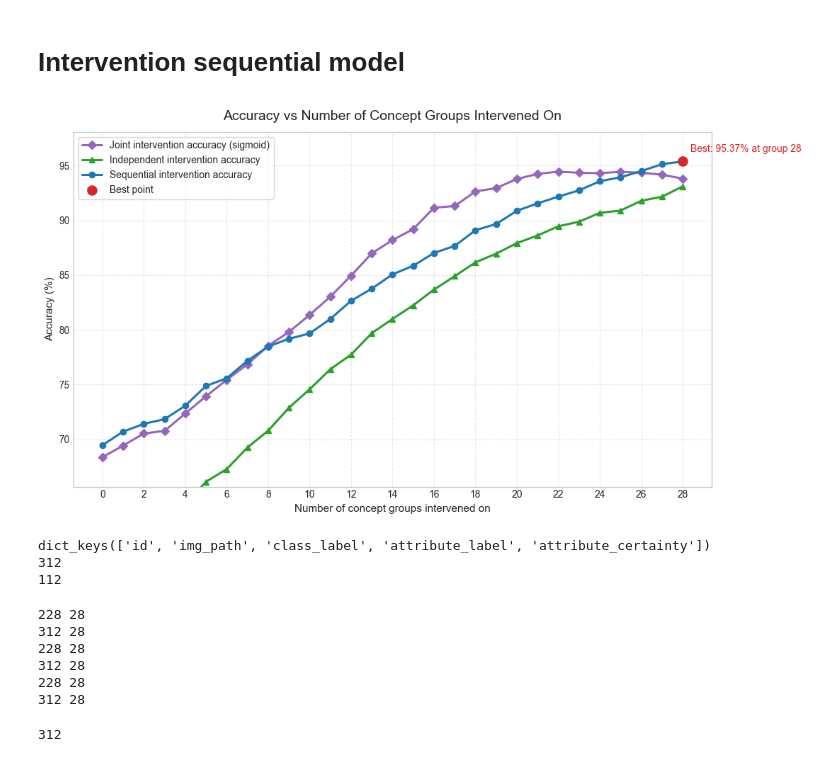
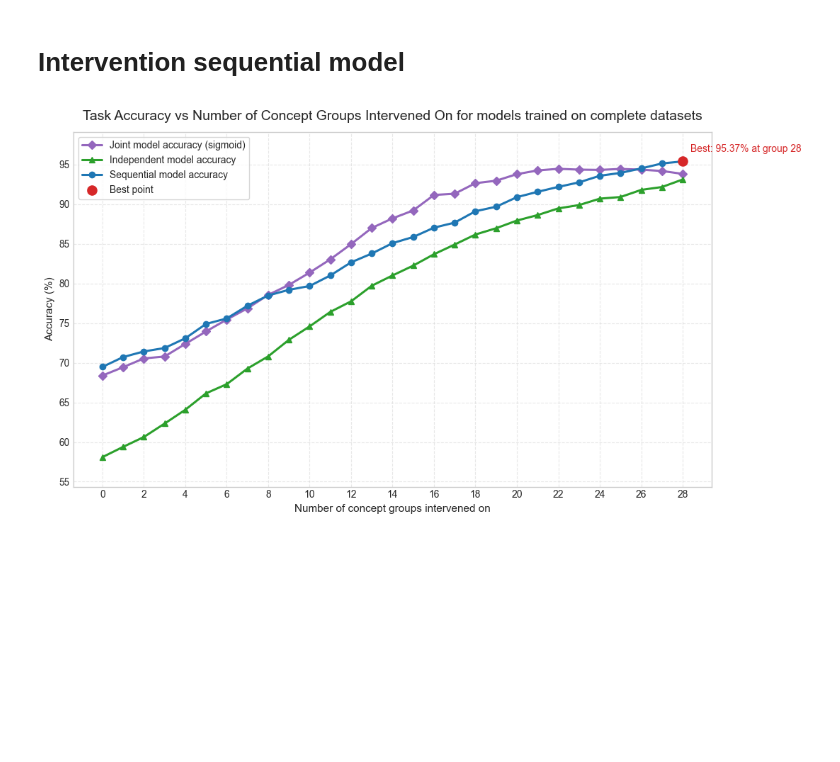
Before and after one commit to stephenmarcou/CBM_Implementation, a Jupyter notebook: test.ipynb, the cells around one changed output. Saved outputs shown, nothing was run; the diff lists cells and outputs as text; code cells hidden in the pictures; blank space fills up the shorter version.

```diff
--- a/test.ipynb
+++ b/test.ipynb
@@ -1108,16 +1108,7 @@ with open("intervention/intervene_range_sequential.txt", "r") as f:
         accuracy = line.strip().split(": ")[1]
         accuracy = float(accuracy)
         accuracies_sequential.append(accuracy)
-"""
-with open("intervention/joint_model_attr_weight_0.01_200_weight_v2_range", "r") as f:
-    lines = f.readlines()
-    for idx, line in enumerate(lines):
-        if idx == 0:
-            continue
-        accuracy = line.strip().split(": ")[1]
-        accuracy = float(accuracy)
-        accuracies_joint.append(accuracy)
-"""
+
 
 with open("intervention/intervene_independent_range.txt", "r") as f:
     lines = f.readlines()
@@ -1152,7 +1143,7 @@ ax.plot(
     linewidth=2.2,
     markersize=6,
     color="#9467bd",
-    label="Joint intervention accuracy (sigmoid)",)
+    label="Joint model accuracy (sigmoid)",)
 
 
 
@@ -1164,7 +1155,7 @@ ax.plot(
     linewidth=2.2,
     markersize=6,
     color="#2ca02c",
-    label="Independent intervention accuracy",)
+    label="Independent model accuracy",)
 
 ax.plot(
     x,
@@ -1173,7 +1164,7 @@ ax.plot(
     linewidth=2.2,
     markersize=6,
     color="#1f77b4",
-    label="Sequential intervention accuracy",
+    label="Sequential model accuracy",
 )
 
 ax.scatter([best_idx], [best_acc], color="#d62728", s=90, zorder=3, label="Best point")
@@ -1186,70 +1177,36 @@ ax.annotate(
     color="#d62728",
 )
 """
 ax.plot(
     x,
     accuracies_joint,
     marker="s",
     linewidth=2.2,
     markersize=6,
     color="#ff7f0e",
     label="Joint intervention accuracy",
 )
 """
 
-ax.set_title("Accuracy vs Number of Concept Groups Intervened On", fontsize=14, pad=12)
+ax.set_title("Task Accuracy vs Number of Concept Groups Intervened On for models trained on complete datasets", fontsize=14, pad=12)
 ax.set_xlabel("Number of concept groups intervened on", fontsize=11)
 ax.set_ylabel("Accuracy (%)", fontsize=11)
 
 # Keep integer ticks but avoid overcrowding if there are many points.
 ax.xaxis.set_major_locator(MaxNLocator(integer=True, prune=None, nbins=20))
 
 # Add a little vertical breathing room around the data.
-y_min, y_max = min(accuracies_sequential), max(accuracies_sequential)
+y_min_sequential, y_max_sequential = min(accuracies_sequential), max(accuracies_sequential)
 y_min_joint, y_max_joint = min(accuracies_joint_sigmoid), max(accuracies_joint_sigmoid)
-y_min = min(y_min, y_min_joint)
-y_max = max(y_max, y_max_joint)
+y_min_independent, y_max_independent = min(accuracies_independent), max(accuracies_independent)
+y_min = min(y_min_sequential, y_min_joint, y_min_independent)
+y_max = max(y_max_sequential, y_max_joint, y_max_independent)
 pad = max((y_max - y_min) * 0.1, 0.5)
 ax.set_ylim(y_min - pad, y_max + pad)
 
 ax.grid(True, which="major", linestyle="--", alpha=0.45)
 ax.legend(frameon=True)
 fig.tight_layout()
 plt.show()
 # %% [output]
-[figure, old version]
+[figure, new version]
-# %%
-data = pickle.load(open("Data/class_attr_data_10/test.pkl", "rb"))
-
-print(data[0].keys())
-
-print(len(data[0]['attribute_certainty']))
-print(len(data[0]["attribute_label"]))
-# %% [output]
-dict_keys(['id', 'img_path', 'class_label', 'attribute_label', 'attribute_certainty'])
-312
-112
-# %%
-pkl_files = ["train.pkl", "val.pkl", "test.pkl"]
-for pkl_file in pkl_files:
-    data_incomplete = pickle.load(open("Data/class_attr_data_10_incomplete_0.75/" + pkl_file, "rb"))
-    data_complete = pickle.load(open("Data/class_attr_data_10/" + pkl_file, "rb"))
-    print(len(data_incomplete[0]["attribute_certainty"]), len(data_incomplete[0]["attribute_label"]))
-    for i in range(len(data_incomplete)):
-        data_incomplete[i]["attribute_certainty"] = data_complete[i]["attribute_certainty"]
-    print(len(data_incomplete[0]["attribute_certainty"]), len(data_incomplete[0]["attribute_label"]))
-
-    with open("Data/class_attr_data_10_incomplete_0.75/" + pkl_file, "wb") as f:
-        pickle.dump(data_incomplete, f)
-# %% [output]
-228 28
-312 28
-228 28
-312 28
-228 28
-312 28
-# %%
-data_incomplete = pickle.load(open("Data/class_attr_data_10_incomplete_0.75/" + pkl_file, "rb"))
-print(len(data_incomplete[0]["attribute_certainty"]))
-# %% [output]
-312
```
Also changed, not shown: parts of 4 cells of this notebook, 4 other files.
